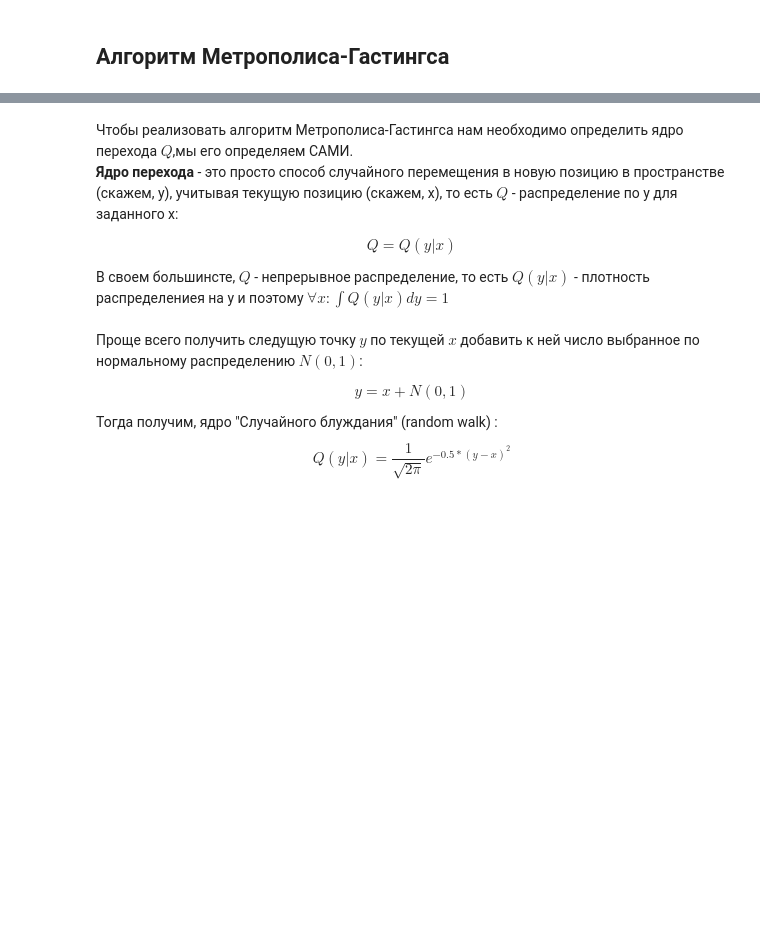
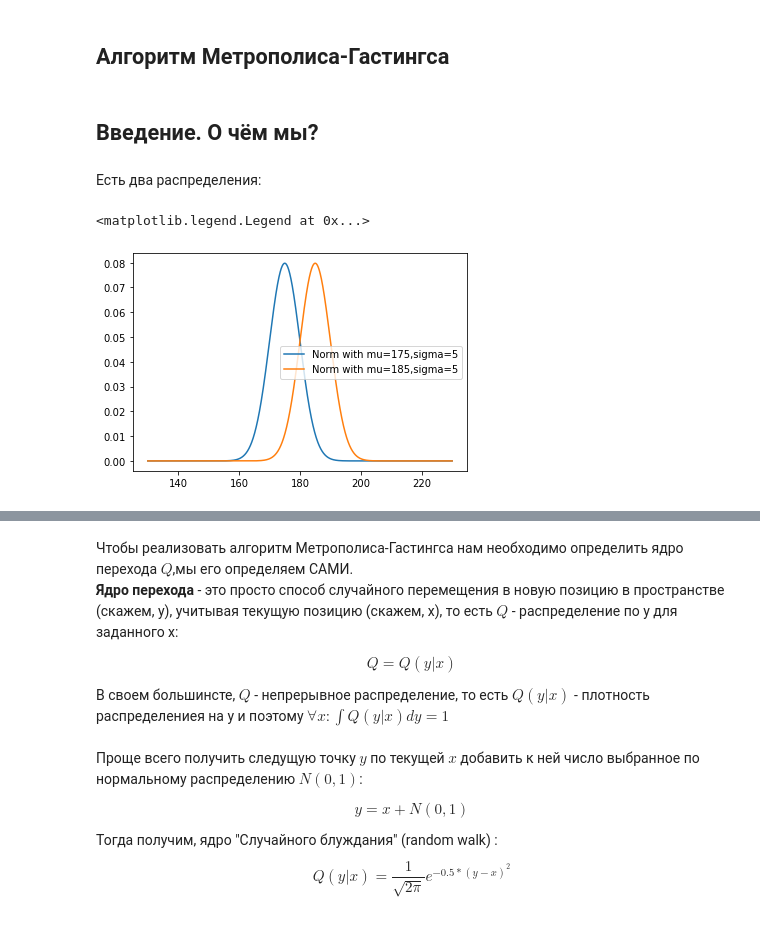
Before and after one commit to HronoSF/MCMC_20, a Jupyter notebook: Metropolis-Hastings-Algorithm.ipynb, the cells around one changed output, grey strips where cells are left out. Drawn from its saved outputs; the diff is of its cells as text; code cells hidden in the pictures; blank space fills up the shorter version.

```diff
--- a/Metropolis-Hastings-Algorithm.ipynb
+++ b/Metropolis-Hastings-Algorithm.ipynb
@@ -2,0 +16,14 @@
+# %% [markdown]
+## Введение. О чём мы? ##
+# %% [markdown]
+Есть два распределения:
+# %%
+x = np.linspace(130,230,5000)
+y1 = norm(175,5).pdf(x)
+y2 = norm(185,5).pdf(x)
+plt.plot(x, norm.pdf(x,175,5), label='Norm with mu=175,sigma=5')
+plt.plot(x, norm.pdf(x,185,5), label='Norm with mu=185,sigma=5')
+plt.legend()
+# %% [output]
+<matplotlib.legend.Legend at 0x...>
+[figure, added]
```
Also changed, not shown: parts of 59 cells of this notebook, 1 other file.
